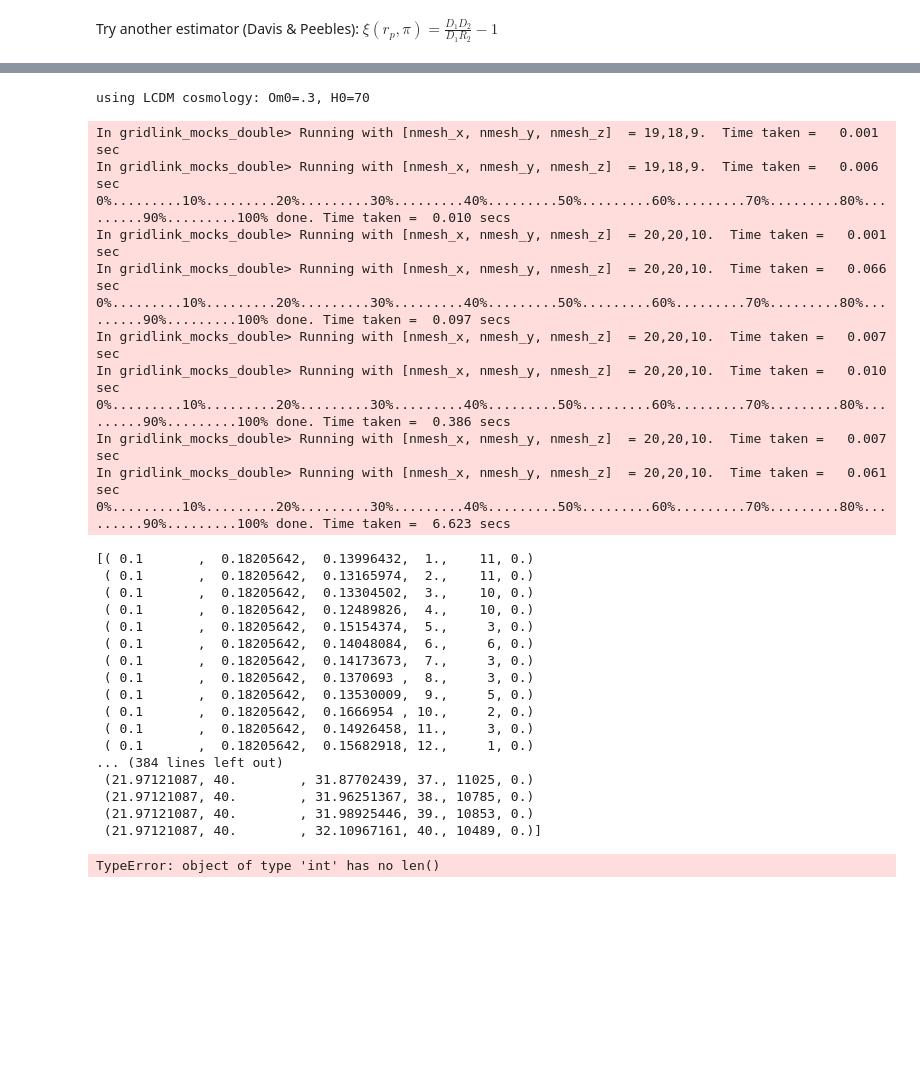
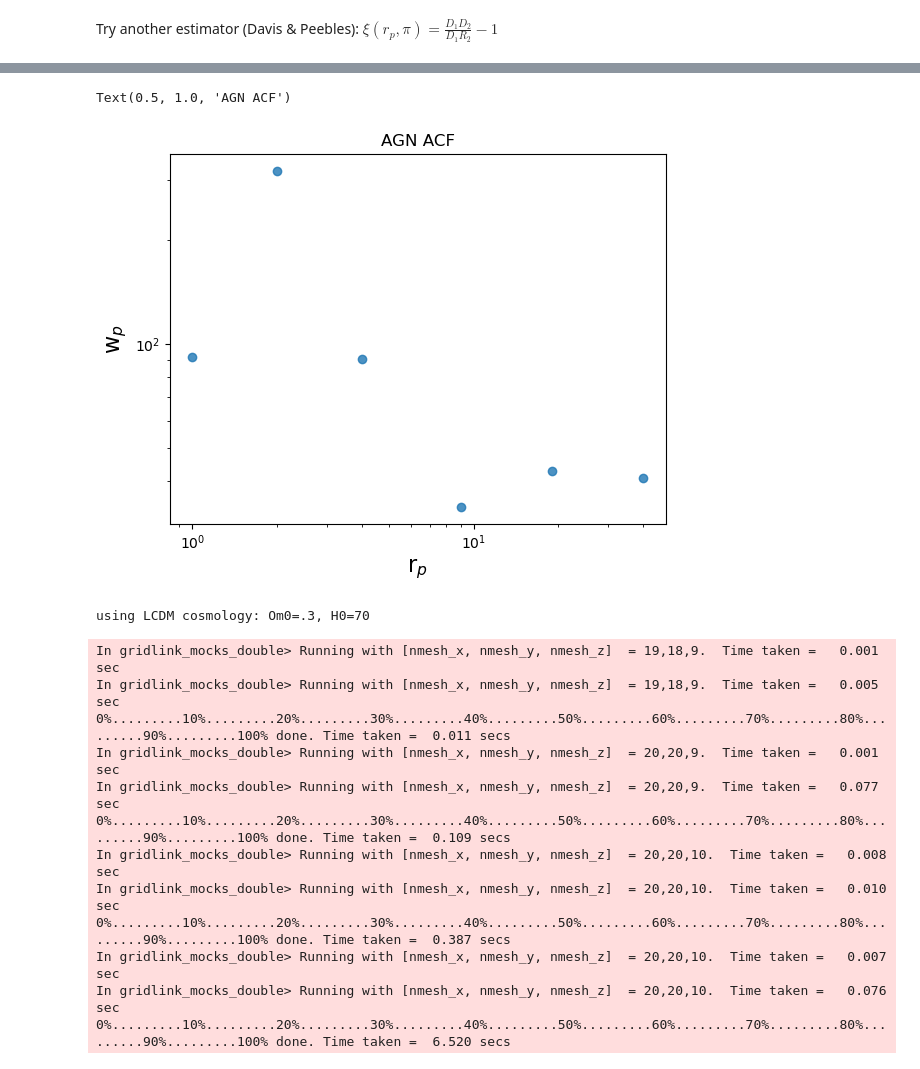
Before and after one commit to mcp74/AGNclustering, a Jupyter notebook: clustering_test.ipynb, the cells around one changed output, grey strips where cells are left out. Drawn from its saved outputs; the diff is of its cells as text; code cells hidden in the pictures; blank space fills up the shorter version.

```diff
--- a/clustering_test.ipynb
+++ b/clustering_test.ipynb
@@ -406,0 +416,4 @@ plt.legend()
+# %%
+# Collapsing 2d correlation function along rp - Auto_wp Landay-Szalay
+%autoreload 2
+pi,wppi_aa = wz.auto_wppi(agn, arand, bins, pibins, pimax, 5, estimator='L')
@@ -407,44 +431,31 @@ plt.legend()
+# %%
+plt.yscale("log")
+plt.xscale("log")
+plt.scatter(pibins,wppi_aa, alpha=0.8)
+plt.xlabel('r$_{p}$',fontsize=16)
+plt.ylabel('w$_{p}$',fontsize=16)
+plt.title('AGN ACF')
+# %% [output]
+Text(0.5, 1.0, 'AGN ACF')
+[figure, added]
 # %%
 # Collapsing 2d correlation function alon rp - Landay Estimator
 %autoreload 2
-
-pibins = 40
-#%%timeit
-t1=time.time()
-wppi_ls = wz.cross_wppi(d1=agn, d2=gal, r1=arand, r2=grand, bins=bins, pibins=pibins, pimax=pimax, m=5, estimator='L')
-t = time.time() - t1
+pi, wppi_ls = wz.cross_wppi(d1=agn, d2=gal, r1=arand, r2=grand, bins=bins, pibins=pibins, pimax=pimax, m=5, estimator='L')
 # %% [output]
 using LCDM cosmology: Om0=.3, H0=70
 In gridlink_mocks_double> Running with [nmesh_x, nmesh_y, nmesh_z]  = 19,18,9.  Time taken =   0.001 sec
-In gridlink_mocks_double> Running with [nmesh_x, nmesh_y, nmesh_z]  = 19,18,9.  Time taken =   0.006 sec
-0%.........10%.........20%.........30%.........40%.........50%.........60%.........70%.........80%.........90%.........100% done. Time taken =  0.010 secs
-In gridlink_mocks_double> Running with [nmesh_x, nmesh_y, nmesh_z]  = 20,20,10.  Time taken =   0.001 sec
-In gridlink_mocks_double> Running with [nmesh_x, nmesh_y, nmesh_z]  = 20,20,10.  Time taken =   0.066 sec
-0%.........10%.........20%.........30%.........40%.........50%.........60%.........70%.........80%.........90%.........100% done. Time taken =  0.097 secs
+In gridlink_mocks_double> Running with [nmesh_x, nmesh_y, nmesh_z]  = 19,18,9.  Time taken =   0.005 sec
+0%.........10%.........20%.........30%.........40%.........50%.........60%.........70%.........80%.........90%.........100% done. Time taken =  0.011 secs
+In gridlink_mocks_double> Running with [nmesh_x, nmesh_y, nmesh_z]  = 20,20,9.  Time taken =   0.001 sec
+In gridlink_mocks_double> Running with [nmesh_x, nmesh_y, nmesh_z]  = 20,20,9.  Time taken =   0.077 sec
+0%.........10%.........20%.........30%.........40%.........50%.........60%.........70%.........80%.........90%.........100% done. Time taken =  0.109 secs
+In gridlink_mocks_double> Running with [nmesh_x, nmesh_y, nmesh_z]  = 20,20,10.  Time taken =   0.008 sec
+In gridlink_mocks_double> Running with [nmesh_x, nmesh_y, nmesh_z]  = 20,20,10.  Time taken =   0.010 sec
+0%.........10%.........20%.........30%.........40%.........50%.........60%.........70%.........80%.........90%.........100% done. Time taken =  0.387 secs
 In gridlink_mocks_double> Running with [nmesh_x, nmesh_y, nmesh_z]  = 20,20,10.  Time taken =   0.007 sec
-In gridlink_mocks_double> Running with [nmesh_x, nmesh_y, nmesh_z]  = 20,20,10.  Time taken =   0.010 sec
-0%.........10%.........20%.........30%.........40%.........50%.........60%.........70%.........80%.........90%.........100% done. Time taken =  0.386 secs
-In gridlink_mocks_double> Running with [nmesh_x, nmesh_y, nmesh_z]  = 20,20,10.  Time taken =   0.007 sec
-In gridlink_mocks_double> Running with [nmesh_x, nmesh_y, nmesh_z]  = 20,20,10.  Time taken =   0.061 sec
-0%.........10%.........20%.........30%.........40%.........50%.........60%.........70%.........80%.........90%.........100% done. Time taken =  6.623 secs
+In gridlink_mocks_double> Running with [nmesh_x, nmesh_y, nmesh_z]  = 20,20,10.  Time taken =   0.076 sec
+0%.........10%.........20%.........30%.........40%.........50%.........60%.........70%.........80%.........90%.........100% done. Time taken =  6.520 secs
-[( 0.1       ,  0.18205642,  0.13996432,  1.,    11, 0.)
- ( 0.1       ,  0.18205642,  0.13165974,  2.,    11, 0.)
- ( 0.1       ,  0.18205642,  0.13304502,  3.,    10, 0.)
- ( 0.1       ,  0.18205642,  0.12489826,  4.,    10, 0.)
- ( 0.1       ,  0.18205642,  0.15154374,  5.,     3, 0.)
- ( 0.1       ,  0.18205642,  0.14048084,  6.,     6, 0.)
- ( 0.1       ,  0.18205642,  0.14173673,  7.,     3, 0.)
- ( 0.1       ,  0.18205642,  0.1370693 ,  8.,     3, 0.)
- ( 0.1       ,  0.18205642,  0.13530009,  9.,     5, 0.)
- ( 0.1       ,  0.18205642,  0.1666954 , 10.,     2, 0.)
- ( 0.1       ,  0.18205642,  0.14926458, 11.,     3, 0.)
- ( 0.1       ,  0.18205642,  0.15682918, 12.,     1, 0.)
-... (384 lines left out)
- (21.97121087, 40.        , 31.87702439, 37., 11025, 0.)
- (21.97121087, 40.        , 31.96251367, 38., 10785, 0.)
- (21.97121087, 40.        , 31.98925446, 39., 10853, 0.)
- (21.97121087, 40.        , 32.10967161, 40., 10489, 0.)]
-TypeError: object of type 'int' has no len()
 # %%
 # Collapsing 2d correlation function along rp- Peebles Estimator
 %autoreload 2
```
Also changed, not shown: parts of 24 cells of this notebook, 5 other files.
